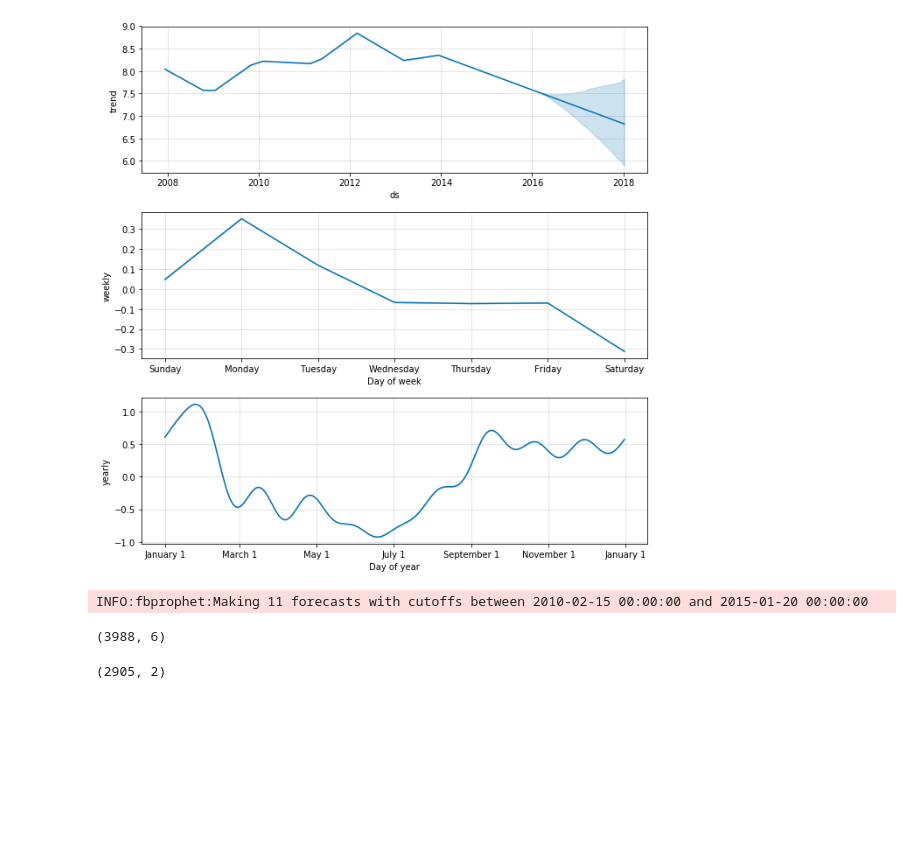
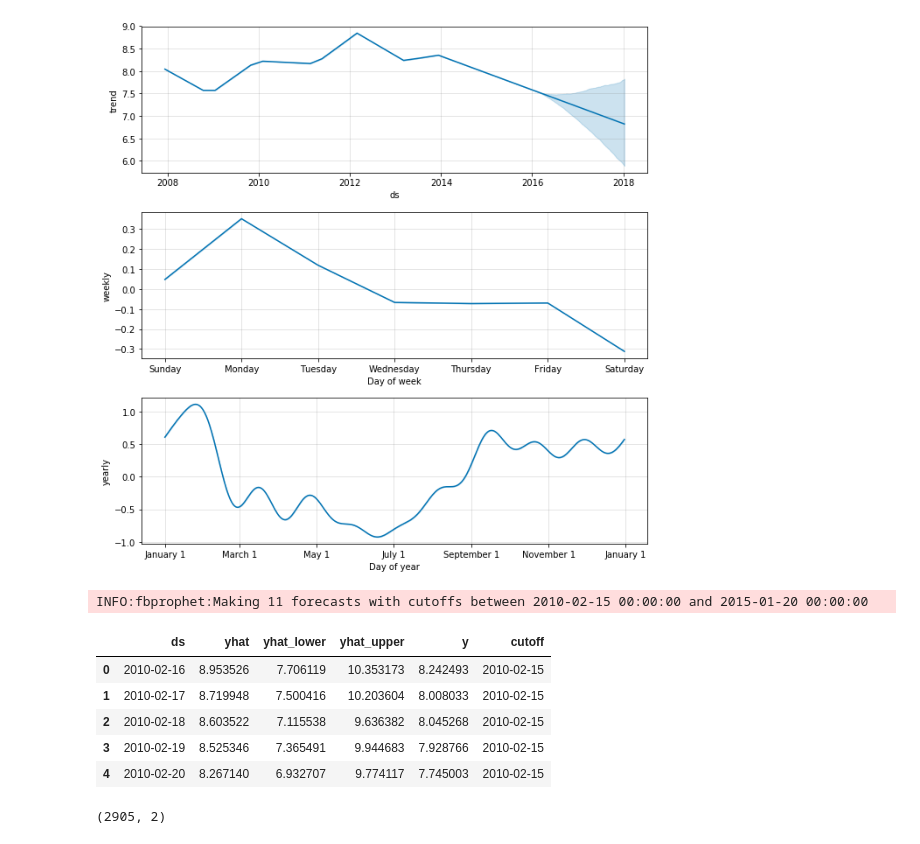
Before and after one commit to Heronalps/Seneca, a Jupyter notebook: Prophet.ipynb, the cells around one changed output. Cells and saved outputs as stored; diff of their text form; code cells hidden in the pictures; blank space fills up the shorter version.

```diff
--- a/Prophet.ipynb
+++ b/Prophet.ipynb
@@ -40,9 +40,14 @@ df_cv = cross_validation(model, initial = '730 days', period = '180 days', horiz
 # %% [output]
 INFO:fbprophet:Making 11 forecasts with cutoffs between 2010-02-15 00:00:00 and 2015-01-20 00:00:00
 # %%
-df_cv.shape
+df_cv.head()
 # %% [output]
-(3988, 6)
+|  | ds | yhat | yhat_lower | yhat_upper | y | cutoff |
+| 0 | 2010-02-16 | 8.953526 | 7.706119 | 10.353173 | 8.242493 | 2010-02-15 |
+| 1 | 2010-02-17 | 8.719948 | 7.500416 | 10.203604 | 8.008033 | 2010-02-15 |
+| 2 | 2010-02-18 | 8.603522 | 7.115538 | 9.636382 | 8.045268 | 2010-02-15 |
+| 3 | 2010-02-19 | 8.525346 | 7.365491 | 9.944683 | 7.928766 | 2010-02-15 |
+| 4 | 2010-02-20 | 8.267140 | 6.932707 | 9.774117 | 7.745003 | 2010-02-15 |
 # %%
 df.shape
 # %% [output]
```
Also changed, not shown: parts of 14 cells of this notebook, 3 other files.
